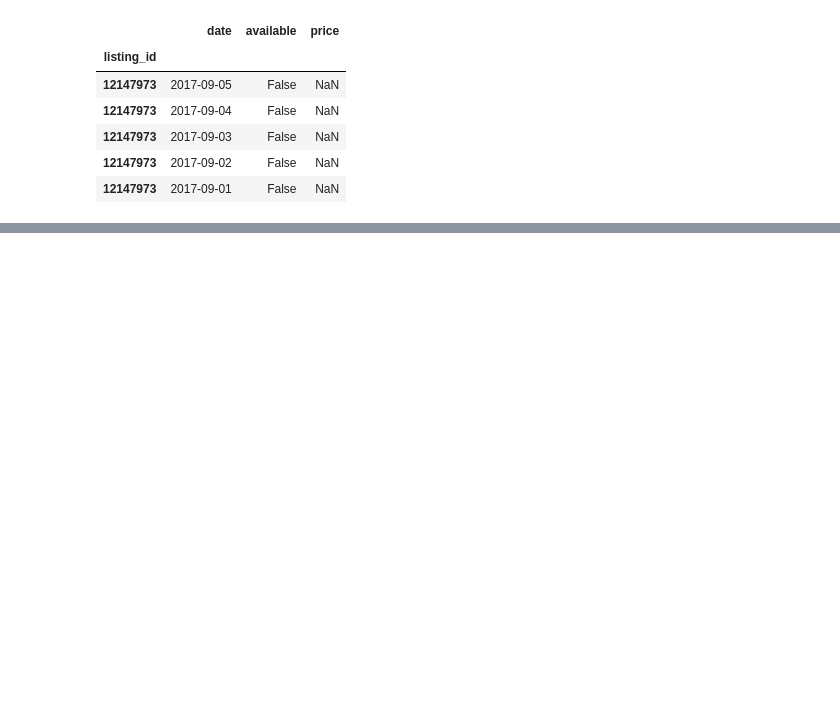
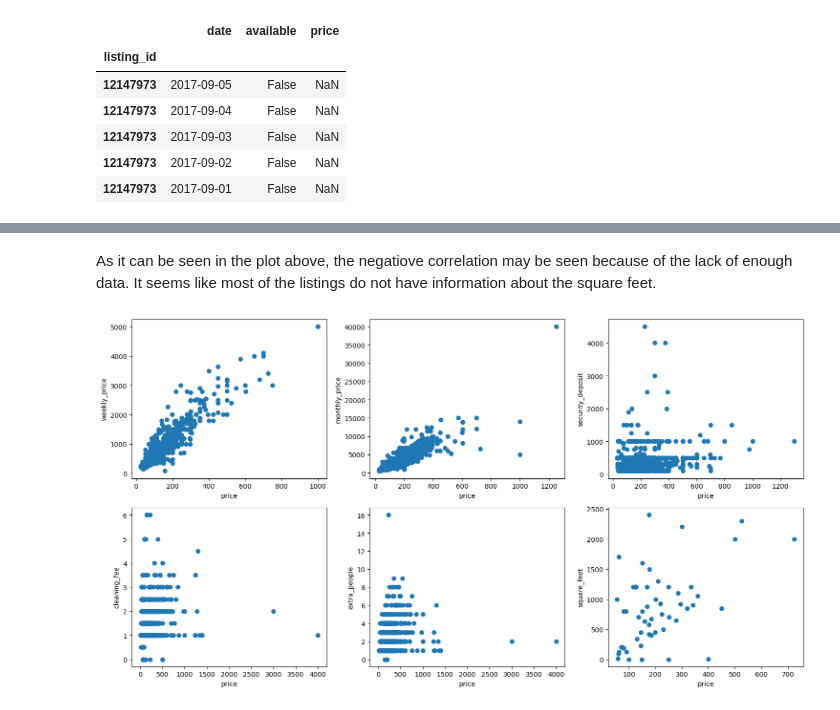
Before and after one commit to KaanDrn/udacity_data_science_project1, a Jupyter notebook: code/Boston_data.ipynb, the cells around one changed output, grey strips where cells are left out. Cells and saved outputs as stored; diff of their text form; code cells hidden in the pictures; blank space fills up the shorter version.

```diff
--- a/code/Boston_data.ipynb
+++ b/code/Boston_data.ipynb
@@ -476,0 +489,31 @@ plt.tight_layout();
+# %% [markdown]
+As it can be seen in the plot above, the negatiove correlation may be seen because of the lack of enough data. It seems like most of the listings do not have information about the square feet.
+# %%
+fig, ax = plt.subplots(2,3, figsize=(15,8))
+ax[0,0].scatter(listings_numeric_df.price, listings_numeric_df.weekly_price)
+ax[0,0].set_xlabel('price')
+ax[0,0].set_ylabel('weekly_price')
+
+ax[0,1].scatter(listings_numeric_df.price, listings_numeric_df.monthly_price)
+ax[0,1].set_xlabel('price')
+ax[0,1].set_ylabel('monthly_price')
+
+ax[0,2].scatter(listings_numeric_df.price, listings_numeric_df.security_deposit)
+ax[0,2].set_xlabel('price')
+ax[0,2].set_ylabel('security_deposit')
+
+ax[1,0].scatter(listings_numeric_df.price, listings_numeric_df.bathrooms)
+ax[1,0].set_xlabel('price')
+ax[1,0].set_ylabel('cleaning_fee')
+
+ax[1,1].scatter(listings_numeric_df.price, listings_numeric_df.beds)
+ax[1,1].set_xlabel('price')
+ax[1,1].set_ylabel('extra_people')
+
+ax[1,2].scatter(listings_numeric_df.price, listings_numeric_df.square_feet)
+ax[1,2].set_xlabel('price')
+ax[1,2].set_ylabel('square_feet')
+
+plt.tight_layout()
+# %% [output]
+[figure, added]
```
Also changed, not shown: parts of 22 cells of this notebook.
